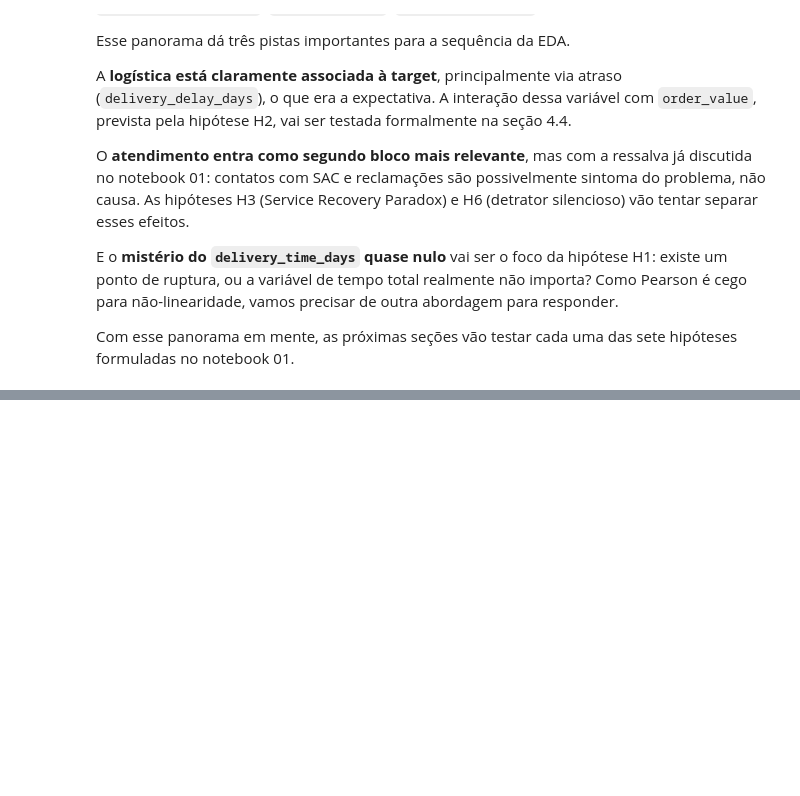
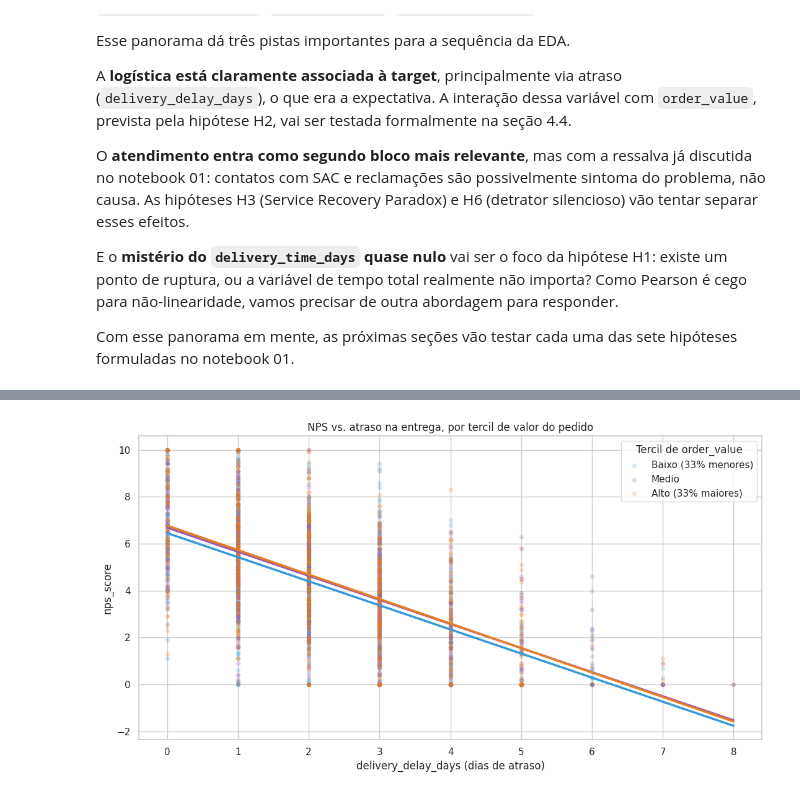
Before and after one commit to guillecosme/fiap-ai-scientist-tech-challange-fase-01, a Jupyter notebook: notebooks/04_eda.ipynb, the cells around one changed output, grey strips where cells are left out. Saved outputs shown, nothing was run; the diff lists cells and outputs as text; code cells hidden in the pictures; blank space fills up the shorter version.

```diff
--- a/notebooks/04_eda.ipynb
+++ b/notebooks/04_eda.ipynb
@@ -191,0 +388,44 @@ Com esse panorama em mente, as próximas seções vão testar cada uma das sete
+# %%
+# Visualizacao da interacao: scatter de delivery_delay_days vs nps_score, colorido por
+# tercil de order_value. Se houver interacao real, as 3 linhas de tendencia teriam
+# inclinacoes diferentes; se nao houver, as inclinacoes serao parecidas.
+
+dados_viz = dados.copy()
+dados_viz["tercil_pedido"] = pd.qcut(
+    dados_viz["order_value"],
+    q=3,
+    labels=["Baixo (33% menores)", "Medio", "Alto (33% maiores)"],
+)
+
+# Cores diferentes para cada tercil
+paleta_tercis = {
+    "Baixo (33% menores)": "#3498db",
+    "Medio":               "#9b59b6",
+    "Alto (33% maiores)":  "#e67e22",
+}
+
+fig, eixo = plt.subplots(figsize=(11, 6))
+
+# Para cada tercil, plota os pontos com leve transparencia e a linha de regressao
+for nome_tercil, cor in paleta_tercis.items():
+    subset = dados_viz[dados_viz["tercil_pedido"] == nome_tercil]
+    sns.regplot(
+        data=subset,
+        x="delivery_delay_days",
+        y="nps_score",
+        scatter_kws={"alpha": 0.18, "s": 18, "color": cor},
+        line_kws={"color": cor, "linewidth": 2.5},
+        ci=None,
+        ax=eixo,
+        label=nome_tercil,
+    )
+
+eixo.set_xlabel("delivery_delay_days (dias de atraso)")
+eixo.set_ylabel("nps_score")
+eixo.set_title("NPS vs. atraso na entrega, por tercil de valor do pedido")
+eixo.legend(title="Tercil de order_value", loc="upper right")
+fig.tight_layout()
+fig.savefig(PASTA_FIGURAS / "4_4_interacao_atraso_valor.png", dpi=120, bbox_inches="tight")
+plt.show()
+# %% [output]
+[figure, added]
```
Also changed, not shown: parts of 21 cells of this notebook, 3 other files.
